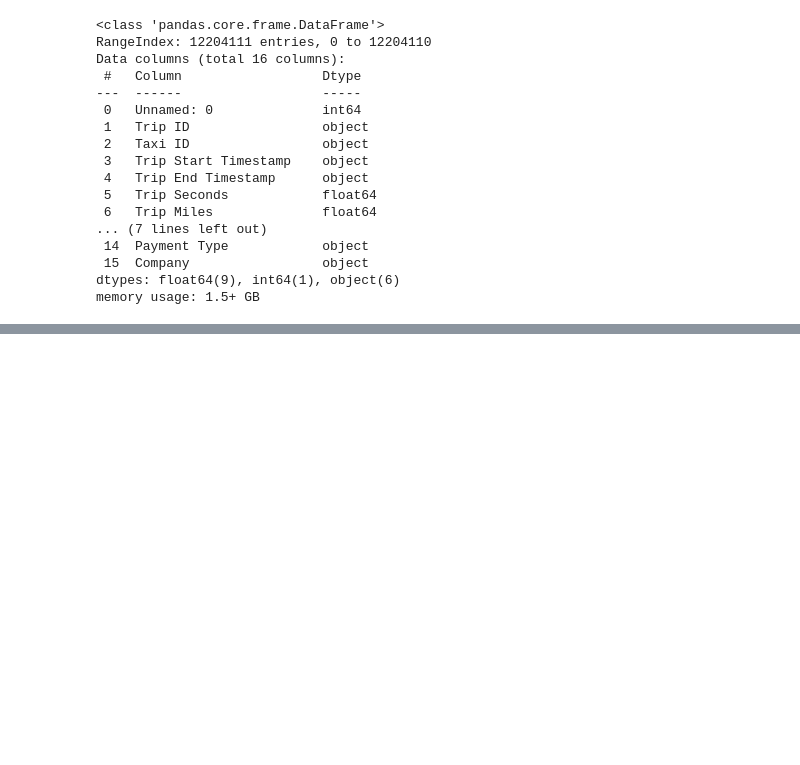
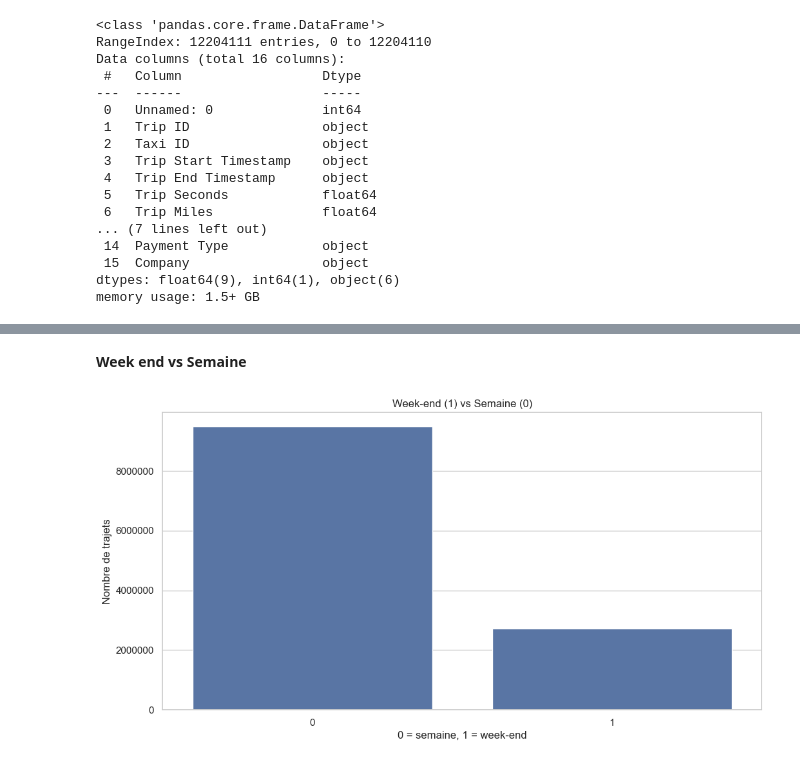
Before and after one commit to jbcheze/Predicting_Airline_Ticket_Prices, a Jupyter notebook: notebook/JB_Taxi.ipynb, the cells around one changed output, grey strips where cells are left out. Saved outputs shown, nothing was run; the diff lists cells and outputs as text; code cells hidden in the pictures; blank space fills up the shorter version.

```diff
--- a/notebook/JB_Taxi.ipynb
+++ b/notebook/JB_Taxi.ipynb
@@ -590,0 +682,15 @@ memory usage: 1.5+ GB
+# %% [markdown]
+**Week end vs Semaine**
+# %%
+plt.figure()
+sns.countplot(x="is_weekend", data=df)
+plt.title("Week-end (1) vs Semaine (0)")
+plt.xlabel("0 = semaine, 1 = week-end")
+plt.ylabel("Nombre de trajets")
+
+ax = plt.gca()
+ax.yaxis.set_major_formatter(ScalarFormatter())
+ax.ticklabel_format(style='plain', axis='y')
+plt.show()
+# %% [output]
+[figure, added]
```
Also changed, not shown: parts of 74 cells of this notebook.
